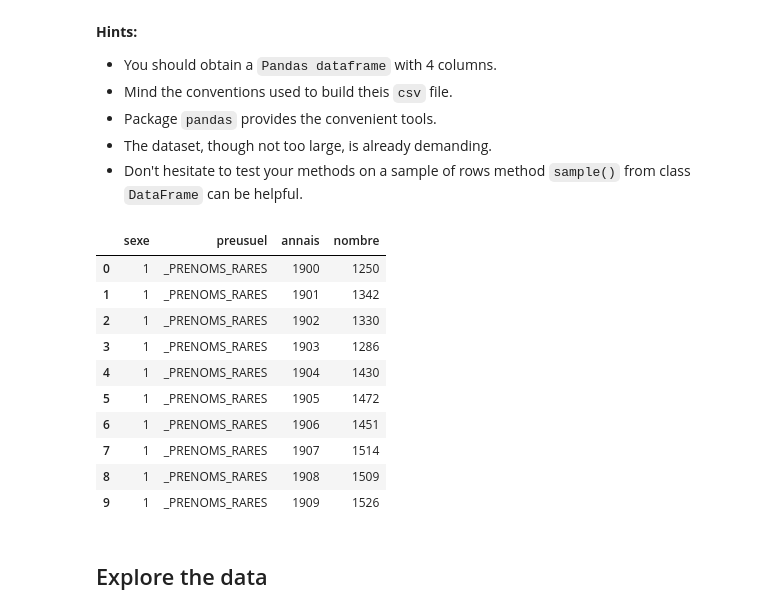
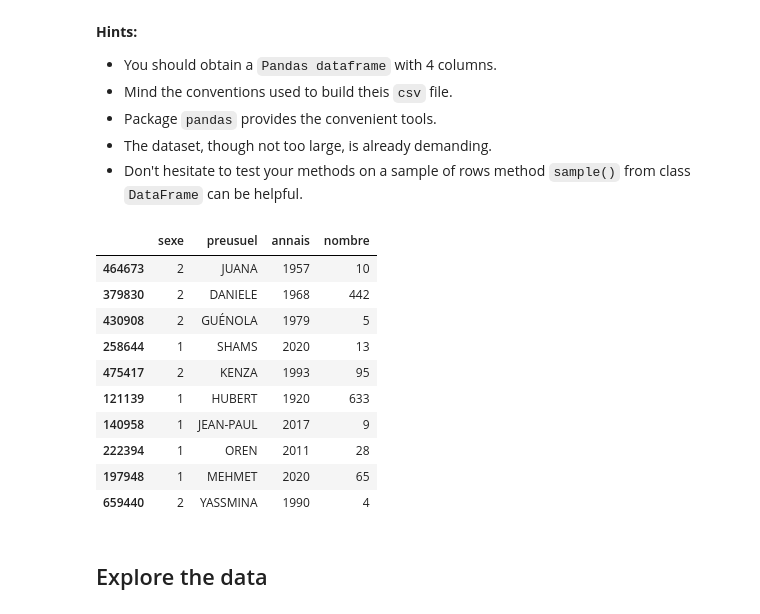
Before and after one commit to Shaina1310/big_data_course_2022, a Jupyter notebook: homework01.ipynb, the cells around one changed output. Cells and saved outputs as stored; diff of their text form; code cells hidden in the pictures.

```diff
--- a/homework01.ipynb
+++ b/homework01.ipynb
@@ -149,20 +150,19 @@ __Hints:__
 # %%
 # your code here
 data = pd.read_csv("nat2020_csv.zip", sep = ";")
-#data = pd.read_csv("nat2020.csv", sep = ";")
-data.head(n=10)
+data.sample(n=10)
 # %% [output]
 |  | sexe | preusuel | annais | nombre |
-| 0 | 1 | _PRENOMS_RARES | 1900 | 1250 |
-| 1 | 1 | _PRENOMS_RARES | 1901 | 1342 |
-| 2 | 1 | _PRENOMS_RARES | 1902 | 1330 |
-| 3 | 1 | _PRENOMS_RARES | 1903 | 1286 |
-| 4 | 1 | _PRENOMS_RARES | 1904 | 1430 |
-| 5 | 1 | _PRENOMS_RARES | 1905 | 1472 |
-| 6 | 1 | _PRENOMS_RARES | 1906 | 1451 |
-| 7 | 1 | _PRENOMS_RARES | 1907 | 1514 |
-| 8 | 1 | _PRENOMS_RARES | 1908 | 1509 |
-| 9 | 1 | _PRENOMS_RARES | 1909 | 1526 |
+| 464673 | 2 | JUANA | 1957 | 10 |
+| 379830 | 2 | DANIELE | 1968 | 442 |
+| 430908 | 2 | GUÉNOLA | 1979 | 5 |
+| 258644 | 1 | SHAMS | 2020 | 13 |
+| 475417 | 2 | KENZA | 1993 | 95 |
+| 121139 | 1 | HUBERT | 1920 | 633 |
+| 140958 | 1 | JEAN-PAUL | 2017 | 9 |
+| 222394 | 1 | OREN | 2011 | 28 |
+| 197948 | 1 | MEHMET | 2020 | 65 |
+| 659440 | 2 | YASSMINA | 1990 | 4 |
 # %% [markdown]
 ## Explore the data
 # %% [markdown]
```
Also changed, not shown: parts of 28 cells of this notebook.
